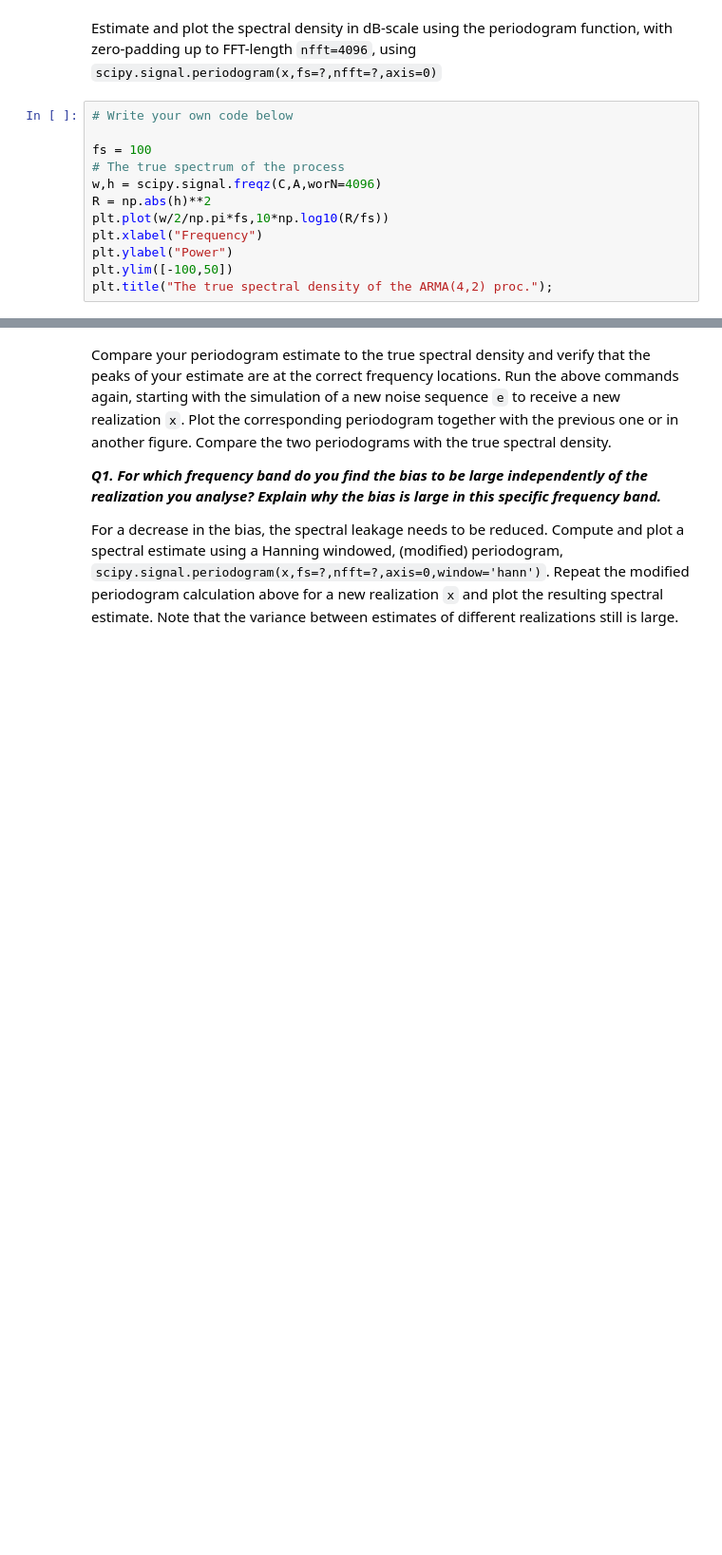
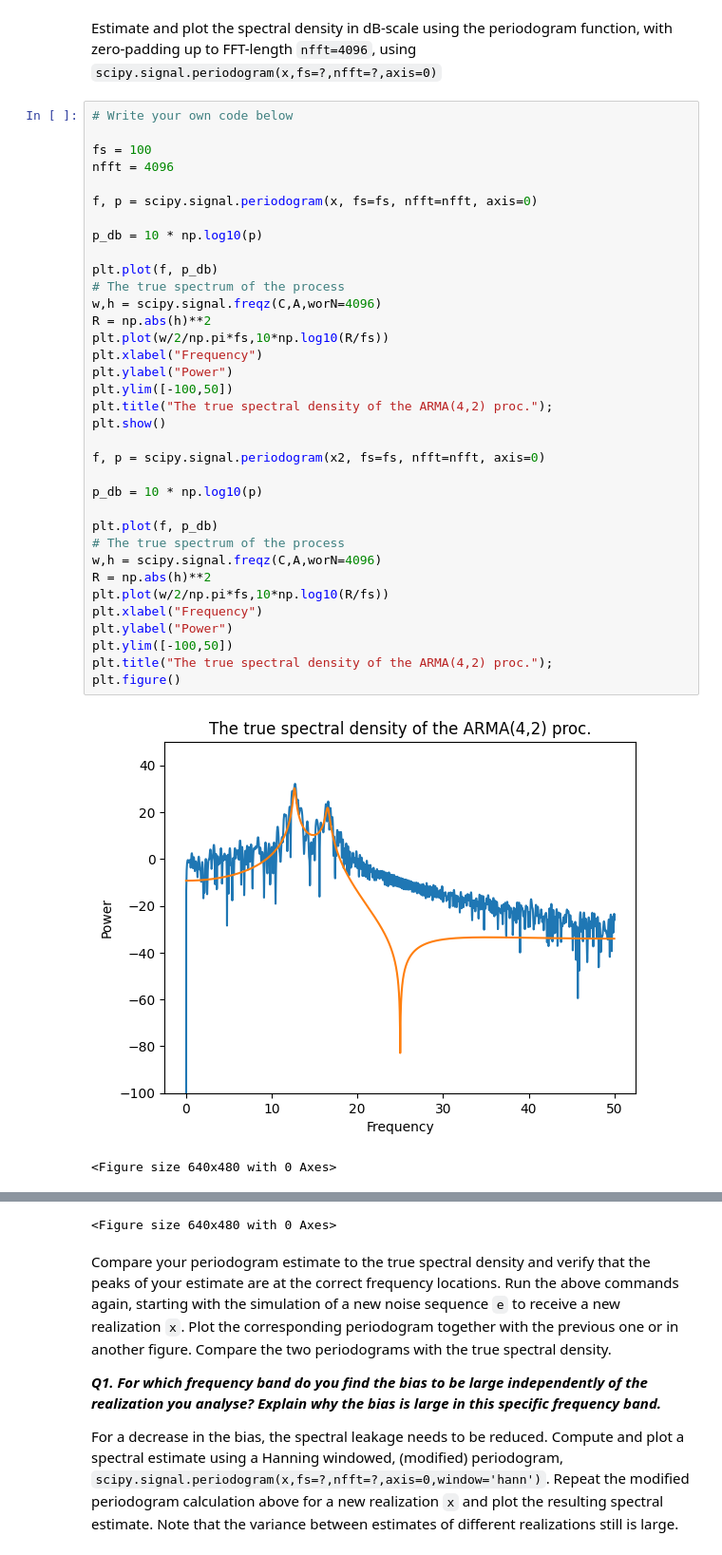
Before and after one commit to axellangenskiold/fmsf10, a Jupyter notebook: pythonLab3.ipynb, the cells around one changed output, grey strips where cells are left out. Shown at 95% size. Drawn from its saved outputs; the diff is of its cells as text; blank space fills up the shorter version.

```diff
--- a/pythonLab3.ipynb
+++ b/pythonLab3.ipynb
@@ -80,12 +93,38 @@ Estimate and plot the spectral density in dB-scale using the periodogram functio
 # %%
 # Write your own code below
 
 fs = 100
+nfft = 4096
+
+f, p = scipy.signal.periodogram(x, fs=fs, nfft=nfft, axis=0)
+
+p_db = 10 * np.log10(p)
+
+plt.plot(f, p_db)
 # The true spectrum of the process
 w,h = scipy.signal.freqz(C,A,worN=4096)
 R = np.abs(h)**2
 plt.plot(w/2/np.pi*fs,10*np.log10(R/fs))
 plt.xlabel("Frequency")
 plt.ylabel("Power")
 plt.ylim([-100,50])
 plt.title("The true spectral density of the ARMA(4,2) proc.");
+plt.show()
+
+f, p = scipy.signal.periodogram(x2, fs=fs, nfft=nfft, axis=0)
+
+p_db = 10 * np.log10(p)
+
+plt.plot(f, p_db)
+# The true spectrum of the process
+w,h = scipy.signal.freqz(C,A,worN=4096)
+R = np.abs(h)**2
+plt.plot(w/2/np.pi*fs,10*np.log10(R/fs))
+plt.xlabel("Frequency")
+plt.ylabel("Power")
+plt.ylim([-100,50])
+plt.title("The true spectral density of the ARMA(4,2) proc.");
+plt.figure()
+# %% [output]
+[figure, added]
+<Figure size 640x480 with 0 Axes>
@@ -92,3 +132,4 @@ plt.title("The true spectral density of the ARMA(4,2) proc.");
+<Figure size 640x480 with 0 Axes>
 # %% [markdown]
 Compare your periodogram estimate to the true spectral density and verify that the peaks of your estimate are at the correct frequency locations. Run the above commands again, starting with the simulation of a new noise sequence `e` to receive a new realization `x`. Plot the corresponding periodogram together with the previous one or in another figure. Compare the two periodograms with the true spectral density.
 
```
Also changed, not shown: parts of 4 cells of this notebook.
